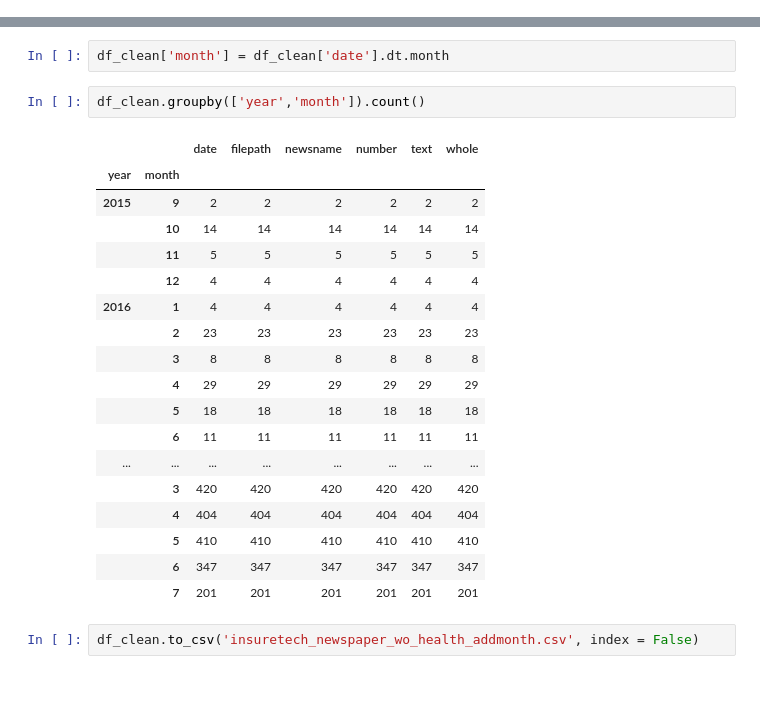
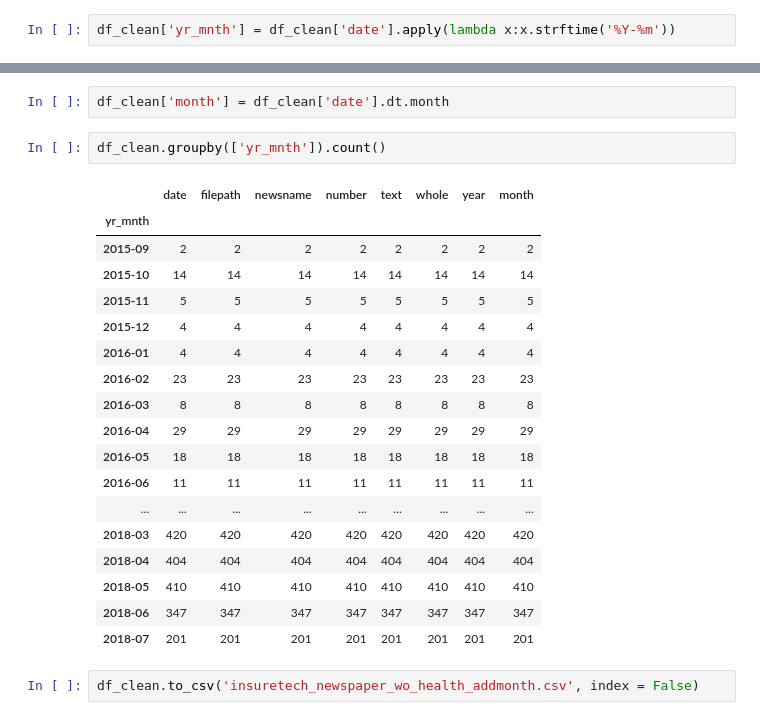
Before and after one commit to Alicechung/lda_insurtech, a Jupyter notebook: Preprocessing and Run-macbook-without-health.ipynb, the cells around one changed output, grey strips where cells are left out. Drawn from its saved outputs; the diff is of its cells as text; blank space fills up the shorter version.

```diff
--- a/Preprocessing and Run-macbook-without-health.ipynb
+++ b/Preprocessing and Run-macbook-without-health.ipynb
@@ -148,3 +149,5 @@ df_clean = df.drop_duplicates(subset=['date','newsname','text'])
 df_drop = df[df.duplicated(subset=['date','newsname','text'])]
 # %%
 df_clean['date'] = pd.to_datetime(df_clean['date'])
+# %%
+df_clean['yr_mnth'] = df_clean['date'].apply(lambda x:x.strftime('%Y-%m'))
@@ -153,26 +158,26 @@ df_clean['year'] = df_clean['date'].dt.year
 # %%
 df_clean['month'] = df_clean['date'].dt.month
 # %%
-df_clean.groupby(['year','month']).count()
+df_clean.groupby(['yr_mnth']).count()
 # %% [output]
-|  |  | date | filepath | newsname | number | text | whole |
-| year | month |  |  |  |  |  |  |
-| 2015 | 9 | 2 | 2 | 2 | 2 | 2 | 2 |
-|  | 10 | 14 | 14 | 14 | 14 | 14 | 14 |
-|  | 11 | 5 | 5 | 5 | 5 | 5 | 5 |
-|  | 12 | 4 | 4 | 4 | 4 | 4 | 4 |
-| 2016 | 1 | 4 | 4 | 4 | 4 | 4 | 4 |
-|  | 2 | 23 | 23 | 23 | 23 | 23 | 23 |
-|  | 3 | 8 | 8 | 8 | 8 | 8 | 8 |
-|  | 4 | 29 | 29 | 29 | 29 | 29 | 29 |
-|  | 5 | 18 | 18 | 18 | 18 | 18 | 18 |
-|  | 6 | 11 | 11 | 11 | 11 | 11 | 11 |
-| ... | ... | ... | ... | ... | ... | ... | ... |
-|  | 3 | 420 | 420 | 420 | 420 | 420 | 420 |
-|  | 4 | 404 | 404 | 404 | 404 | 404 | 404 |
-|  | 5 | 410 | 410 | 410 | 410 | 410 | 410 |
-|  | 6 | 347 | 347 | 347 | 347 | 347 | 347 |
-|  | 7 | 201 | 201 | 201 | 201 | 201 | 201 |
+|  | date | filepath | newsname | number | text | whole | year | month |
+| yr_mnth |  |  |  |  |  |  |  |  |
+| 2015-09 | 2 | 2 | 2 | 2 | 2 | 2 | 2 | 2 |
+| 2015-10 | 14 | 14 | 14 | 14 | 14 | 14 | 14 | 14 |
+| 2015-11 | 5 | 5 | 5 | 5 | 5 | 5 | 5 | 5 |
+| 2015-12 | 4 | 4 | 4 | 4 | 4 | 4 | 4 | 4 |
+| 2016-01 | 4 | 4 | 4 | 4 | 4 | 4 | 4 | 4 |
+| 2016-02 | 23 | 23 | 23 | 23 | 23 | 23 | 23 | 23 |
+| 2016-03 | 8 | 8 | 8 | 8 | 8 | 8 | 8 | 8 |
+| 2016-04 | 29 | 29 | 29 | 29 | 29 | 29 | 29 | 29 |
+| 2016-05 | 18 | 18 | 18 | 18 | 18 | 18 | 18 | 18 |
+| 2016-06 | 11 | 11 | 11 | 11 | 11 | 11 | 11 | 11 |
+| ... | ... | ... | ... | ... | ... | ... | ... | ... |
+| 2018-03 | 420 | 420 | 420 | 420 | 420 | 420 | 420 | 420 |
+| 2018-04 | 404 | 404 | 404 | 404 | 404 | 404 | 404 | 404 |
+| 2018-05 | 410 | 410 | 410 | 410 | 410 | 410 | 410 | 410 |
+| 2018-06 | 347 | 347 | 347 | 347 | 347 | 347 | 347 | 347 |
+| 2018-07 | 201 | 201 | 201 | 201 | 201 | 201 | 201 | 201 |
 # %%
 df_clean.to_csv('insuretech_newspaper_wo_health_addmonth.csv', index = False)
 # %%
```
Also changed, not shown: parts of 23 cells of this notebook, 1 other file.
